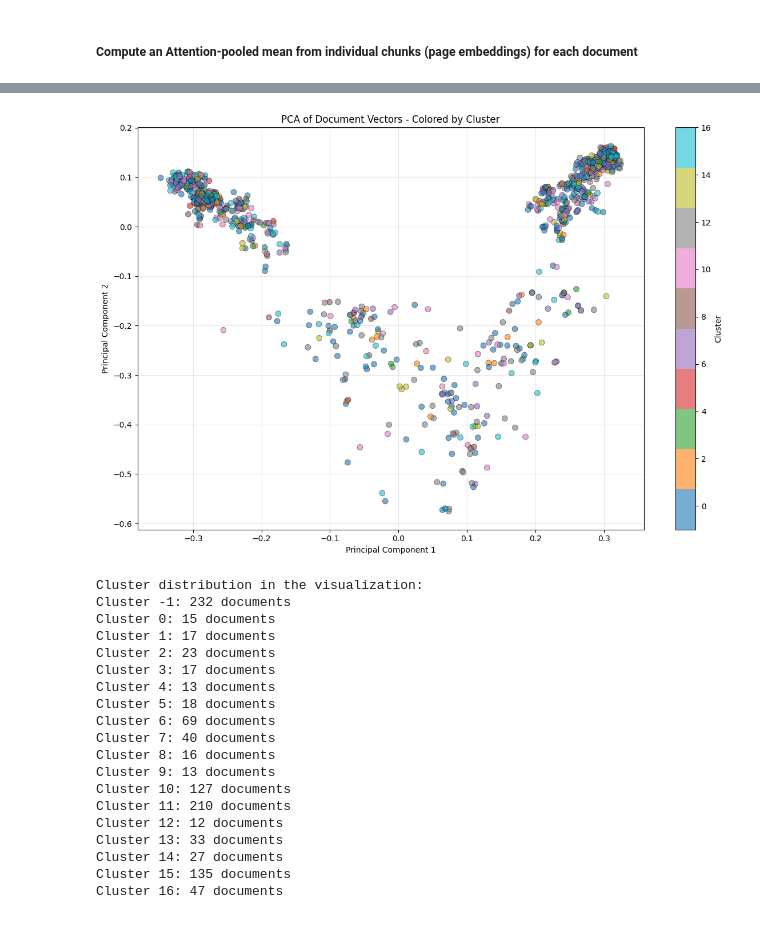
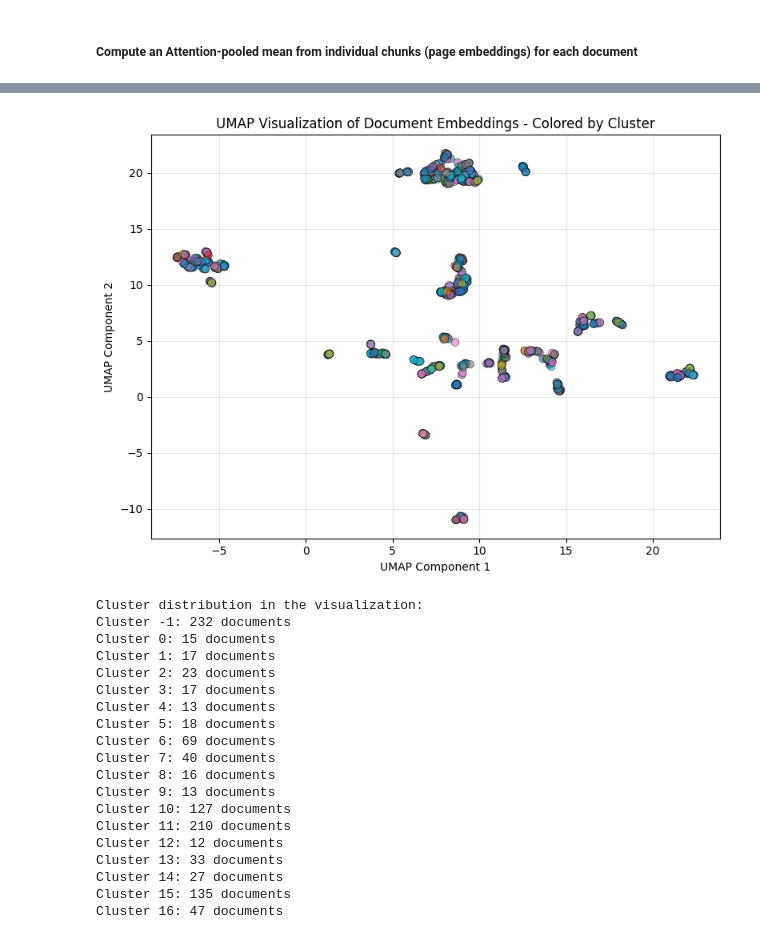
Before and after one commit to kgalic/vl-blogs, a Jupyter notebook: src/01.clustering-documents/12.clustering-approach-11.ipynb, the cells around one changed output, grey strips where cells are left out. Saved outputs shown, nothing was run; the diff lists cells and outputs as text; code cells hidden in the pictures.

```diff
--- a/src/01.clustering-documents/12.clustering-approach-11.ipynb
+++ b/src/01.clustering-documents/12.clustering-approach-11.ipynb
@@ -107,15 +89,15 @@ for doc in all_results:
 # Convert to numpy array
 doc_vectors_array = np.array(doc_vectors)
 # %%
-# Convert X to numpy array and apply dimensionality reduction for visualization
-from sklearn.decomposition import PCA
+import umap
 
-X = [doc_result["doc_vector"] for doc_result in all_results if doc_result["doc_vector"] is not None]
-X_array = np.array(X)
-pca = PCA(n_components=2)
-X_2d = pca.fit_transform(X_array)
-plt.scatter(X_2d[:, 0], X_2d[:, 1])
-plt.title("PCA of Document Vectors")
-plt.xlabel("Principal Component 1")
-plt.ylabel("Principal Component 2")
-plt.show()
+X_array = np.array([doc_result["doc_vector"] for doc_result in all_results if doc_result["doc_vector"] is not None])
+reducer = umap.UMAP(
+    n_neighbors=15,
+    min_dist=0.1,
+    n_components=2,
+    metric="cosine",
+    random_state=42
+)
+
+X_2d = reducer.fit_transform(X_array)
@@ -167,32 +144,31 @@ Cluster 16: 47 documents
 # %%
-# Visualize clusters using PCA with different colors for each cluster
-plt.figure(figsize=(12, 8))
+# Visualize clusters using UMAP with different colors for each cluster
+plt.figure(figsize=(8, 6))
 
 # Get cluster labels for documents with vectors
 cluster_labels_for_plot = []
 for doc in all_results:
     if doc.get('doc_vector') is not None:
         cluster_labels_for_plot.append(doc.get('cluster', -1))
 
 # Create scatter plot with different colors for each cluster
 scatter = plt.scatter(X_2d[:, 0], X_2d[:, 1], c=cluster_labels_for_plot,
                      cmap='tab10', s=50, alpha=0.6, edgecolors='black', linewidth=0.5)
 
-plt.title("PCA of Document Vectors - Colored by Cluster")
-plt.xlabel("Principal Component 1")
-plt.ylabel("Principal Component 2")
-plt.colorbar(scatter, label='Cluster')
+plt.title("UMAP Visualization of Document Embeddings - Colored by Cluster")
+plt.xlabel("UMAP Component 1")
+plt.ylabel("UMAP Component 2")
 plt.grid(True, alpha=0.3)
 plt.tight_layout()
 plt.show()
 
 # Print cluster distribution
 print("\nCluster distribution in the visualization:")
 unique_clusters, counts = np.unique(cluster_labels_for_plot, return_counts=True)
 for cluster_id, count in zip(unique_clusters, counts):
     print(f"Cluster {cluster_id}: {count} documents")
 # %% [output]
-[figure, old version]
+[figure, new version]
 Cluster distribution in the visualization:
 Cluster -1: 232 documents
 Cluster 0: 15 documents
```
Also changed, not shown: parts of 5 cells of this notebook, 10 other files.
